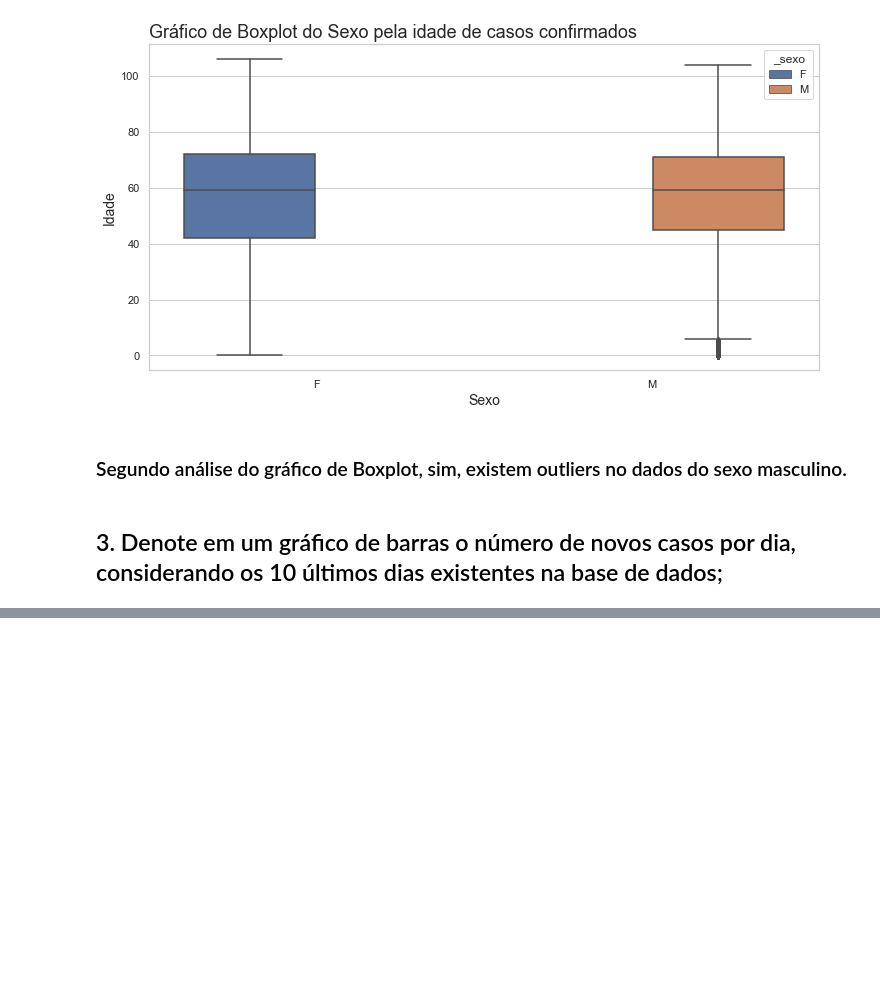
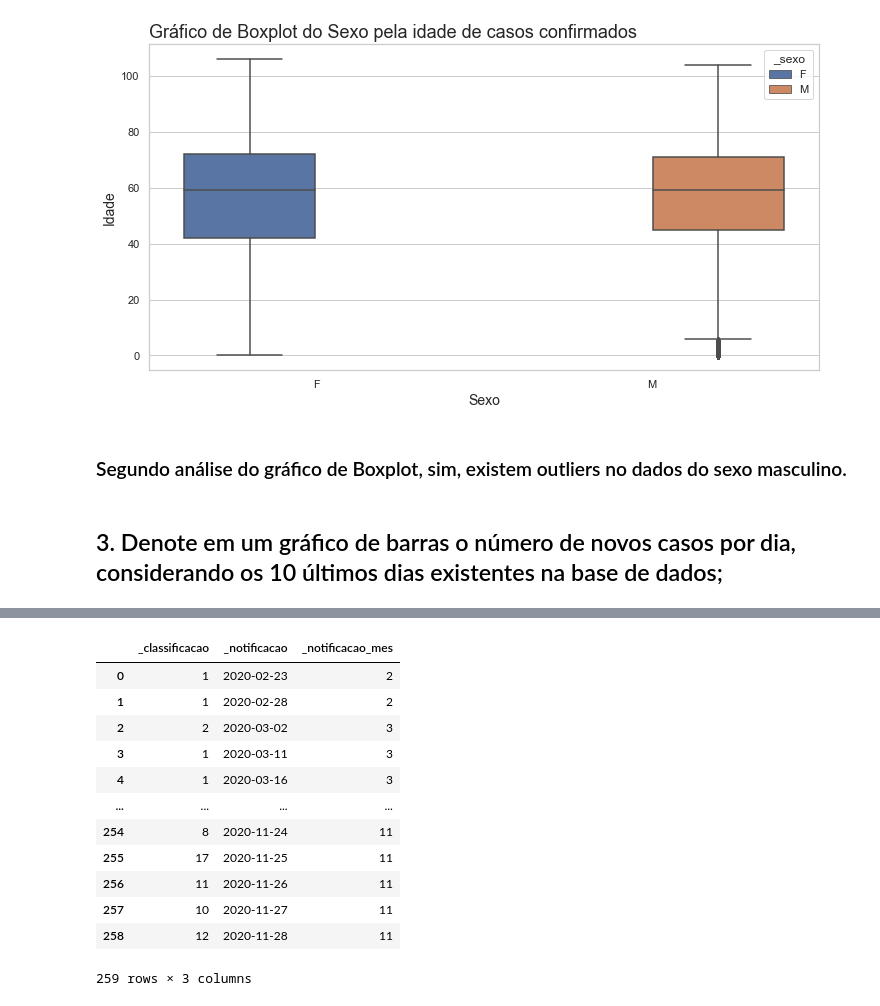
Before and after one commit to thiagos98/data-analysis-manaus, a Jupyter notebook: main.ipynb, the cells around one changed output, grey strips where cells are left out. Drawn from its saved outputs; the diff is of its cells as text; code cells hidden in the pictures; blank space fills up the shorter version.

```diff
--- a/main.ipynb
+++ b/main.ipynb
@@ -429,0 +443,16 @@ ax = ax
+# %%
+df_recuperados
+# %% [output]
+|  | _classificacao | _notificacao | _notificacao_mes |
+| 0 | 1 | 2020-02-23 | 2 |
+| 1 | 1 | 2020-02-28 | 2 |
+| 2 | 2 | 2020-03-02 | 3 |
+| 3 | 1 | 2020-03-11 | 3 |
+| 4 | 1 | 2020-03-16 | 3 |
+| ... | ... | ... | ... |
+| 254 | 8 | 2020-11-24 | 11 |
+| 255 | 17 | 2020-11-25 | 11 |
+| 256 | 11 | 2020-11-26 | 11 |
+| 257 | 10 | 2020-11-27 | 11 |
+| 258 | 12 | 2020-11-28 | 11 |
+259 rows × 3 columns
```
Also changed, not shown: parts of 13 cells of this notebook.
